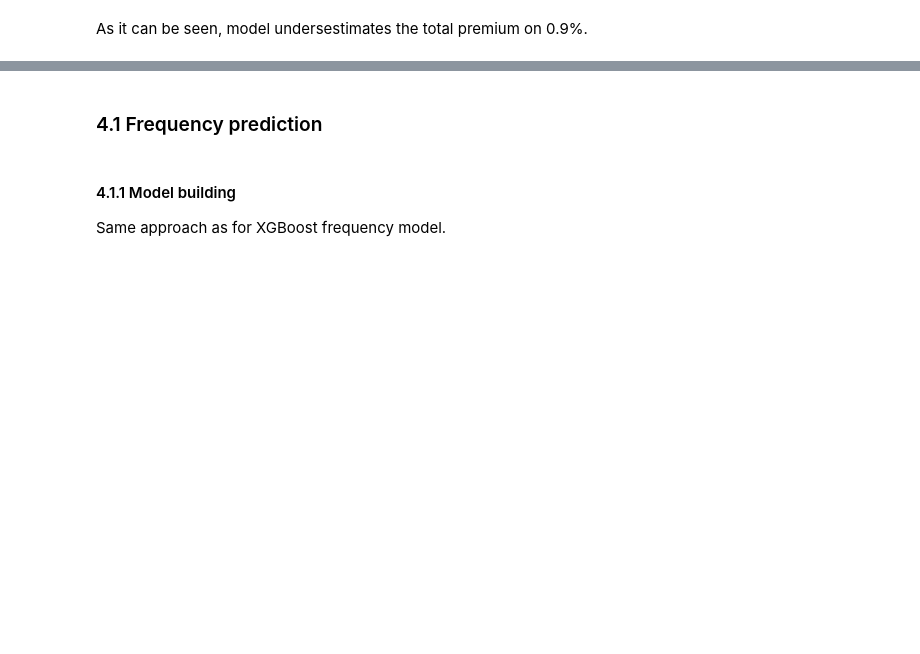
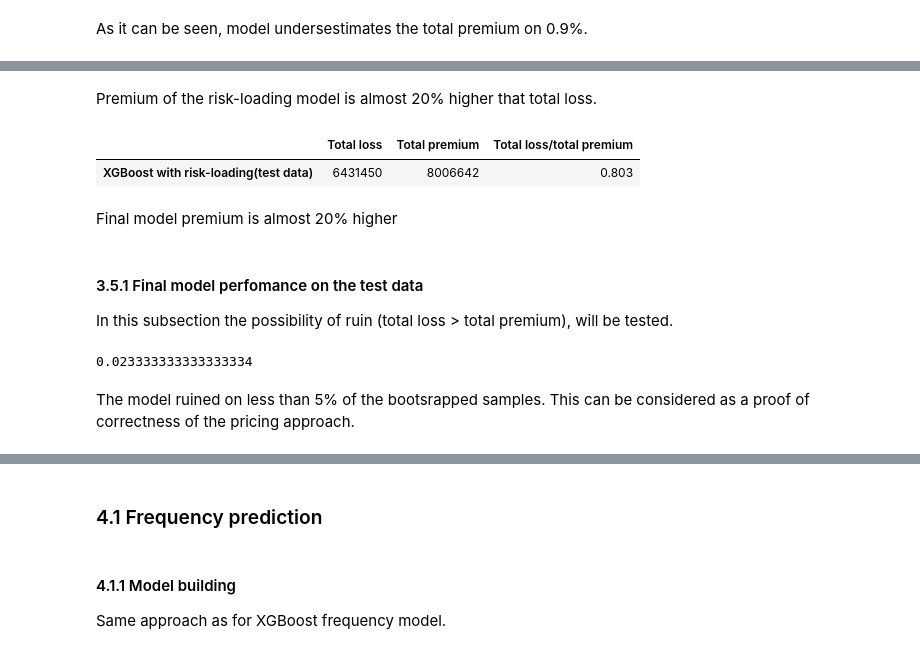
Before and after one commit to dsman1823/kul_ds_for_life_insrunace, a Jupyter notebook: project.ipynb, the cells around one changed output, grey strips where cells are left out. Drawn from its saved outputs; the diff is of its cells as text; code cells hidden in the pictures; blank space fills up the shorter version.

```diff
--- a/project.ipynb
+++ b/project.ipynb
@@ -564,0 +550,13 @@ compute_pred_result(X_val, y_val, xgb_freq, xgb_sev, 'XGBoost (validation data)'
+# %% [markdown]
+Premium of the risk-loading model is almost 20% higher that total loss.
+# %%
+compute_pred_result(X_test, y_test, xgb_freq, xgb_sev, 'XGBoost with risk-loading(test data)', xgb_theta)
+# %% [output]
+|  | Total loss | Total premium | Total loss/total premium |
+| XGBoost with risk-loading(test data) | 6431450 | 8006642 | 0.803 |
+# %% [markdown]
+Final model premium is almost 20% higher
+# %% [markdown]
+#### 3.5.1 Final model perfomance on the test data
+
+In this subsection the possibility of ruin (total loss > total premium), will be tested.
@@ -565,3 +565,9 @@ compute_pred_result(X_val, y_val, xgb_freq, xgb_sev, 'XGBoost (validation data)'
+# %%
+len(ratios[ratios > 1]) / 300
+# %% [output]
+0.023333333333333334
+# %% [markdown]
+The model ruined on less than 5% of the bootsrapped samples. This can be considered as a proof of correctness of the pricing approach.
 # %% [markdown]
 ## 4 Random forest        <a class="anchor" id="rf"></a>
 
```
Also changed, not shown: parts of 34 cells of this notebook.
